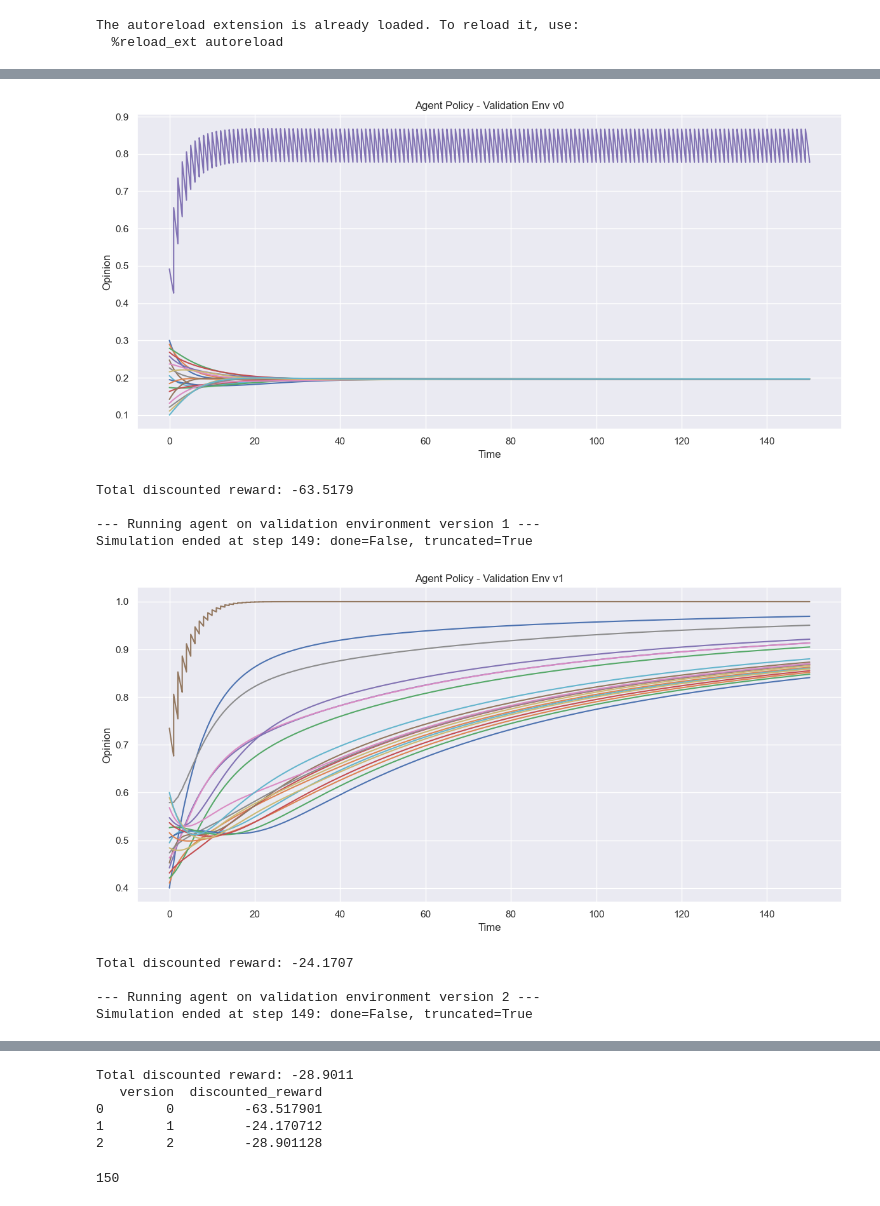
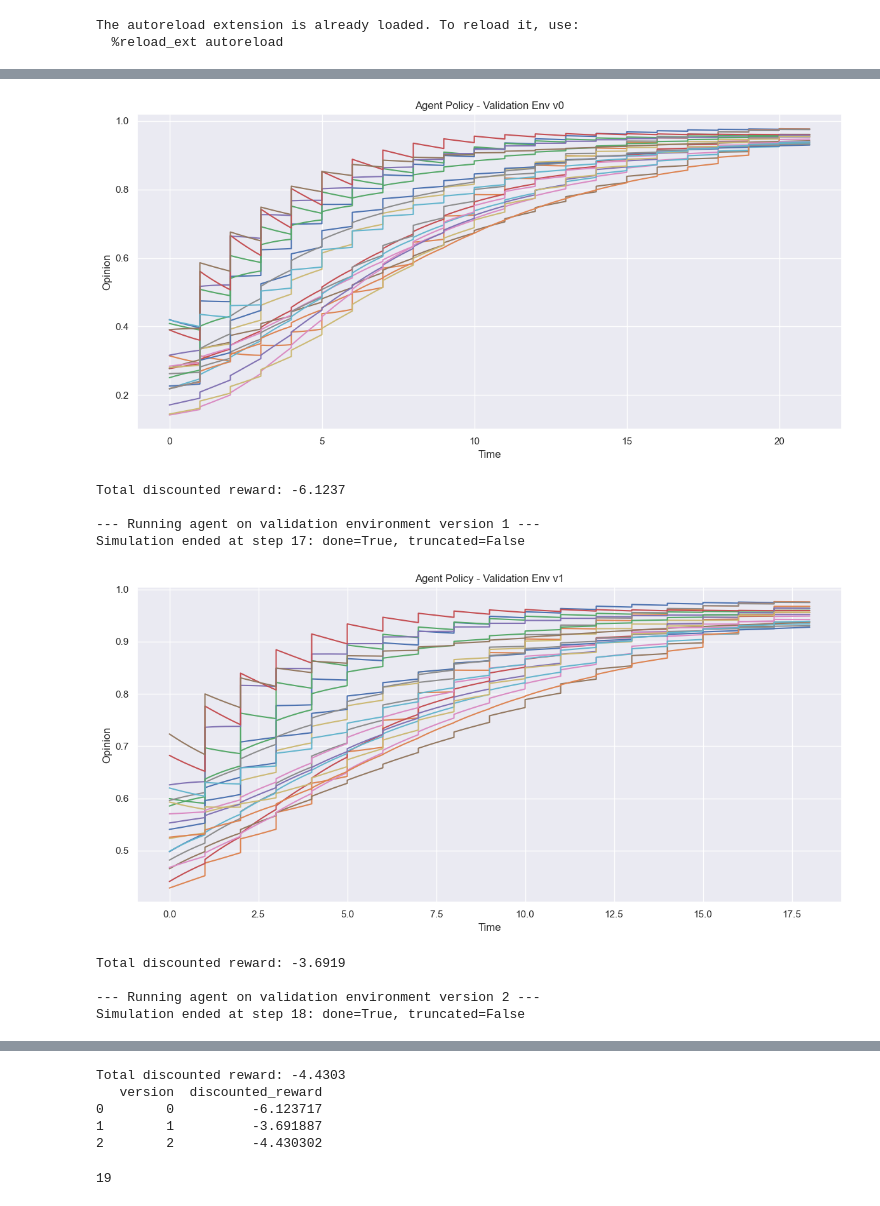
Before and after one commit to mariusdgm/phd-rl-algos, a Jupyter notebook: dqn/opinion_dynamics/experiments/agent_eval.ipynb, the cells around one changed output, grey strips where cells are left out. Saved outputs shown, nothing was run; the diff lists cells and outputs as text; code cells hidden in the pictures.

```diff
--- a/dqn/opinion_dynamics/experiments/agent_eval.ipynb
+++ b/dqn/opinion_dynamics/experiments/agent_eval.ipynb
@@ -78,11 +78,11 @@ def instantiate_agent(exp_subdir_path: str) -> AgentDQN:
 # was a decent run
 # exp_subdir = r"D:\Work\repos\RL\phd-rl-algos\dqn\opinion_dynamics\experiments\results\2025May29-012929_configs\0000_optim.args_.lr_1e-05__agent_params.args_.action_w_noise_amplitude_0.5__agent_params.args_.target_model_update_freq_1000\1"
 
-# exp_subdir = r"d:\Work\repos\RL\phd-rl-algos\dqn\opinion_dynamics\experiments\results\2025Jul09-171538_configs\0000_agent_params.args_.target_model_update_freq_5000__agent_params.args_.training_freq_4\2"
+exp_subdir = r"d:\Work\repos\RL\phd-rl-algos\dqn\opinion_dynamics\experiments\results\2025Jul09-171538_configs\0000_agent_params.args_.target_model_update_freq_5000__agent_params.args_.training_freq_4\2"
 
 # exp_subdir = r"d:\Work\repos\RL\phd-rl-algos\dqn\opinion_dynamics\experiments\results\2025Jul15-014518_configs\0000_agent_params.args_.target_model_update_freq_2500\2"
 
-exp_subdir = r"D:\Work\repos\RL\phd-rl-algos\dqn\opinion_dynamics\experiments\results\2025Jul25-031713_configs\0001_agent_params.args_.betas__0__1__2_\1"
+# exp_subdir = r"D:\Work\repos\RL\phd-rl-algos\dqn\opinion_dynamics\experiments\results\2025Jul25-031713_configs\0001_agent_params.args_.betas__0__1__2_\1"
 
 
 
@@ -127,10 +127,10 @@ Simulation ended at step 149: done=False, truncated=True
-[figure, old version]
+[figure, new version]
-Total discounted reward: -63.5179
+Total discounted reward: -6.1237
 
 --- Running agent on validation environment version 1 ---
-Simulation ended at step 149: done=False, truncated=True
+Simulation ended at step 17: done=True, truncated=False
-[figure, old version]
+[figure, new version]
-Total discounted reward: -24.1707
+Total discounted reward: -3.6919
 
 --- Running agent on validation environment version 2 ---
-Simulation ended at step 149: done=False, truncated=True
+Simulation ended at step 18: done=True, truncated=False
@@ -138,12 +138,12 @@ Simulation ended at step 149: done=False, truncated=True
-Total discounted reward: -28.9011
+Total discounted reward: -4.4303
    version  discounted_reward
-0        0         -63.517901
-1        1         -24.170712
-2        2         -28.901128
+0        0          -6.123717
+1        1          -3.691887
+2        2          -4.430302
 # %%
 len(actions)
 # %% [output]
-150
+19
 # %%
 # TODO: beta = [0, 2] + [0, 1, 2]
 # %%
```
Also changed, not shown: parts of 6 cells of this notebook, 3 other files.
